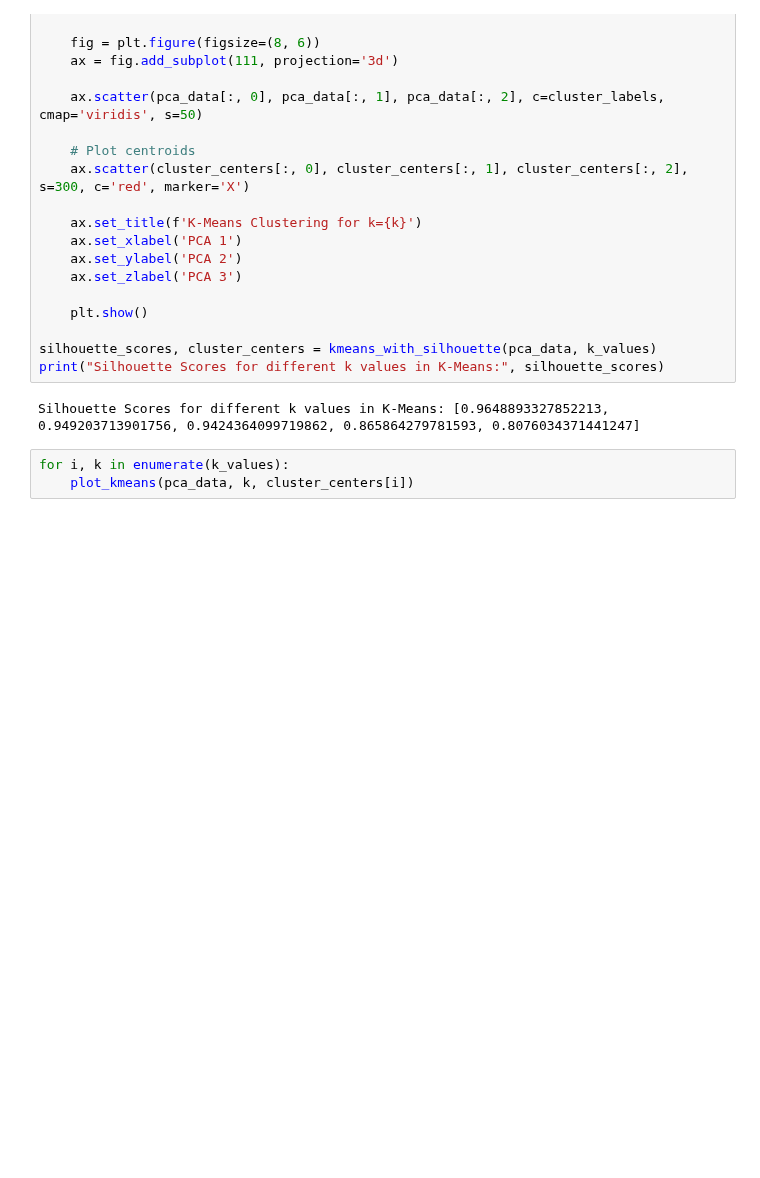
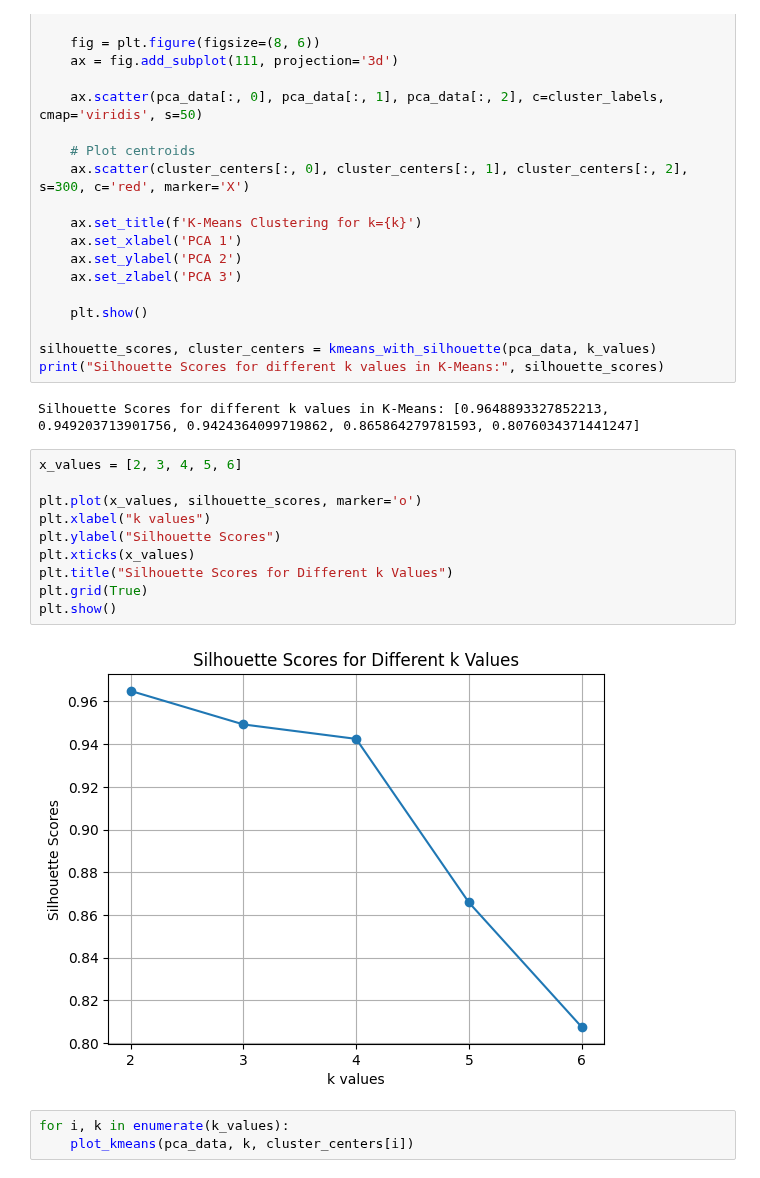
Before and after one commit to JunsooJung/Patentview, a Jupyter notebook: clustering.ipynb, the cells around one changed output. Drawn from its saved outputs; the diff is of its cells as text; blank space fills up the shorter version.

```diff
--- a/clustering.ipynb
+++ b/clustering.ipynb
@@ -65,6 +65,18 @@ silhouette_scores, cluster_centers = kmeans_with_silhouette(pca_data, k_values)
 print("Silhouette Scores for different k values in K-Means:", silhouette_scores)
 # %% [output]
 Silhouette Scores for different k values in K-Means: [0.9648893327852213, 0.949203713901756, 0.9424364099719862, 0.865864279781593, 0.8076034371441247]
+# %%
+x_values = [2, 3, 4, 5, 6]
+
+plt.plot(x_values, silhouette_scores, marker='o')
+plt.xlabel("k values")
+plt.ylabel("Silhouette Scores")
+plt.xticks(x_values)
+plt.title("Silhouette Scores for Different k Values")
+plt.grid(True)
+plt.show()
+# %% [output]
+[figure, added]
 # %%
 for i, k in enumerate(k_values):
     plot_kmeans(pca_data, k, cluster_centers[i])
```
